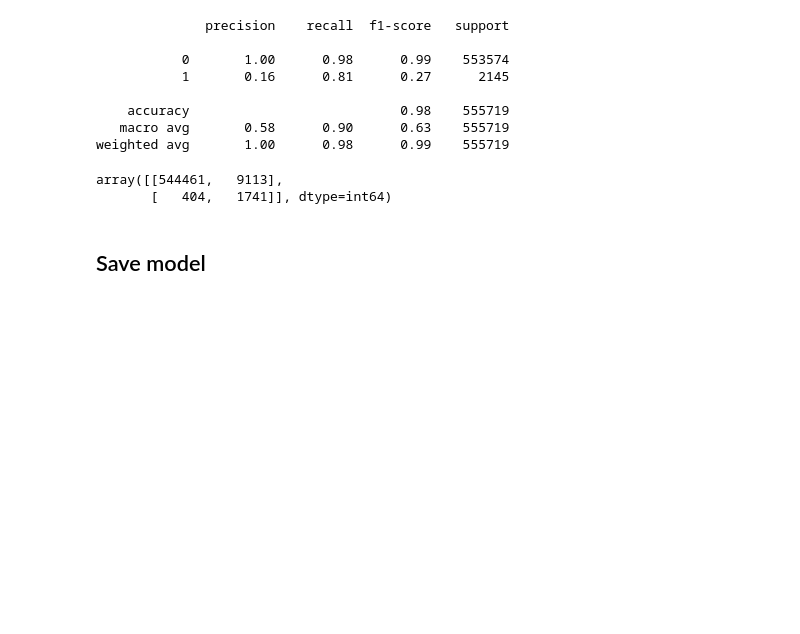
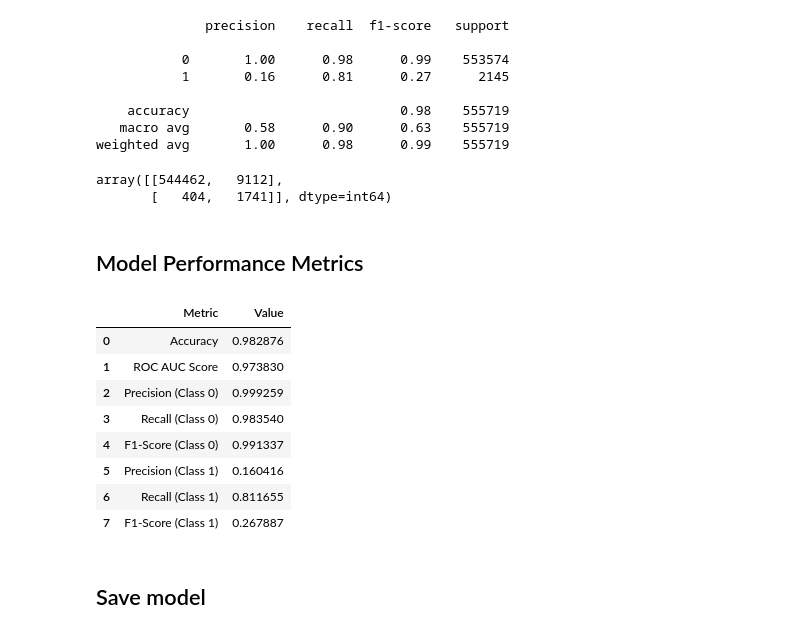
Before and after one commit to ThongLai/Credit-Card-Transaction-Fraud-Detection-Using-Explainable-AI, a Jupyter notebook: Siddhartha_CNN.ipynb, the cells around one changed output. Cells and saved outputs as stored; diff of their text form; code cells hidden in the pictures; blank space fills up the shorter version.

```diff
--- a/Siddhartha_CNN.ipynb
+++ b/Siddhartha_CNN.ipynb
@@ -11,6 +11,7 @@ This notebook contains implementation of the **CNN** approach to **Credit Card F
 # %% [markdown]
 ## Global Setting Variables
 # %%
+LASTEST_MODEL_NAME = 'model_1_Siddhartha_CNN_acc98'
 MODEL_PATH = 'architectures/'
 DATASET_PATH = 'dataset/'
 NEW_MODEL = True
@@ -250,7 +250,7 @@ if NEW_MODEL:
         Dense(1, activation='sigmoid')
     ], name='model_1_Siddhartha_CNN')
 else:
-    model = utils.load_models('model_1_Siddhartha_CNN_acc98') # Continue training previous trained model if needed
+    model = utils.load_models(LASTEST_MODEL_NAME) # Continue training previous trained model if needed
 # %% [output]
 ===== MODEL METADATA =====
 
@@ -364,8 +364,22 @@ weighted avg       1.00      0.98      0.99    555719
 confusionMatrix = confusion_matrix(y_test, np.round(y_predict).astype(int))
 confusionMatrix
 # %% [output]
-array([[544461,   9113],
+array([[544462,   9112],
        [   404,   1741]], dtype=int64)
+# %% [markdown]
+## Model Performance Metrics
+# %%
+utils.get_model_metrics_df(y_test, y_predict)
+# %% [output]
+|  | Metric | Value |
+| 0 | Accuracy | 0.982876 |
+| 1 | ROC AUC Score | 0.973830 |
+| 2 | Precision (Class 0) | 0.999259 |
+| 3 | Recall (Class 0) | 0.983540 |
+| 4 | F1-Score (Class 0) | 0.991337 |
+| 5 | Precision (Class 1) | 0.160416 |
+| 6 | Recall (Class 1) | 0.811655 |
+| 7 | F1-Score (Class 1) | 0.267887 |
 # %% [markdown]
 ## Save model
 # %%
```
Also changed, not shown: parts of 2 cells of this notebook.
